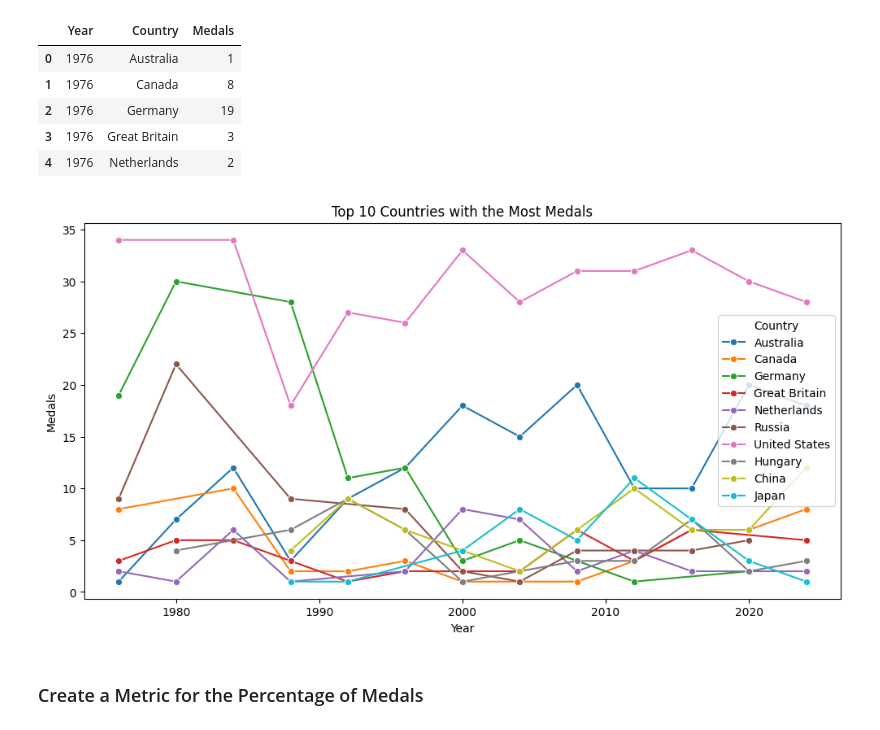
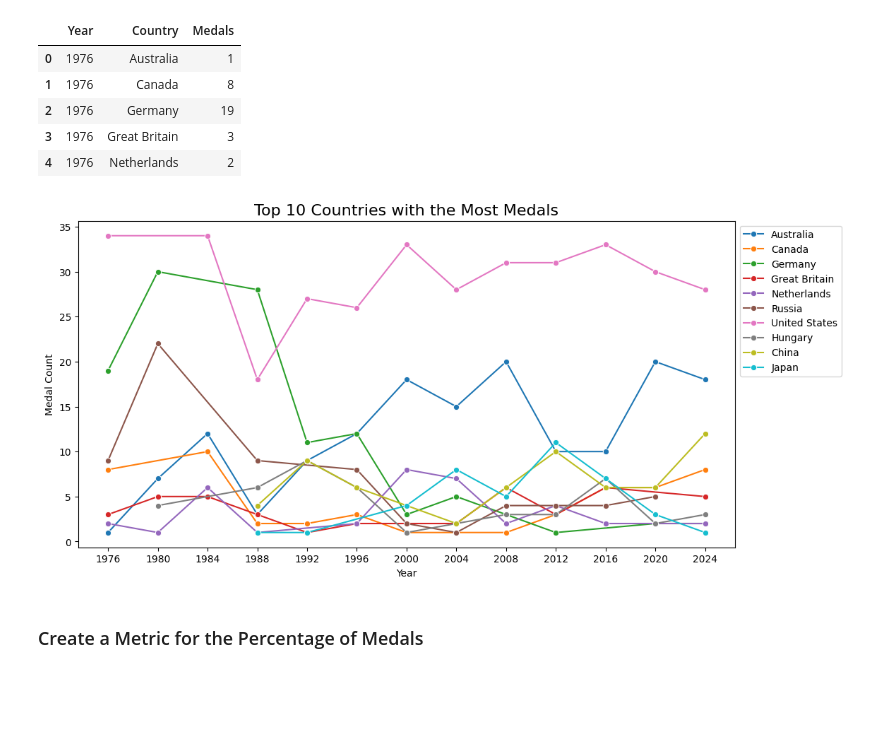
Before and after one commit to dagartga/olympics-data-project, a Jupyter notebook: olympics_data_project/notebooks/olympics_swimming_eda.ipynb, the cells around one changed output. Cells and saved outputs as stored; diff of their text form; code cells hidden in the pictures; blank space fills up the shorter version.

Commit message:
update plots

```diff
--- a/olympics_data_project/notebooks/olympics_swimming_eda.ipynb
+++ b/olympics_data_project/notebooks/olympics_swimming_eda.ipynb
@@ -142,11 +142,14 @@ top_10_year_country_medals.head()
 # %%
 # plot the top 10 countries with the most medals over the years
 plt.figure(figsize=(12, 6))
 sns.lineplot(y='Medals', x='Year', data=top_10_year_country_medals, hue='Country', marker='o')
-plt.title('Top 10 Countries with the Most Medals')
+plt.title('Top 10 Countries with the Most Medals', fontsize=16)
+plt.ylabel('Medal Count')
+plt.xticks(np.arange(1976, 2025, 4))
+plt.legend(loc='upper left', bbox_to_anchor=(1, 1))
 plt.show()
 # %% [output]
-[figure, old version]
+[figure, new version]
 # %% [markdown]
 ### Create a Metric for the Percentage of Medals
 # %%
```
Also changed, not shown: parts of 8 cells of this notebook, 2 other files.
